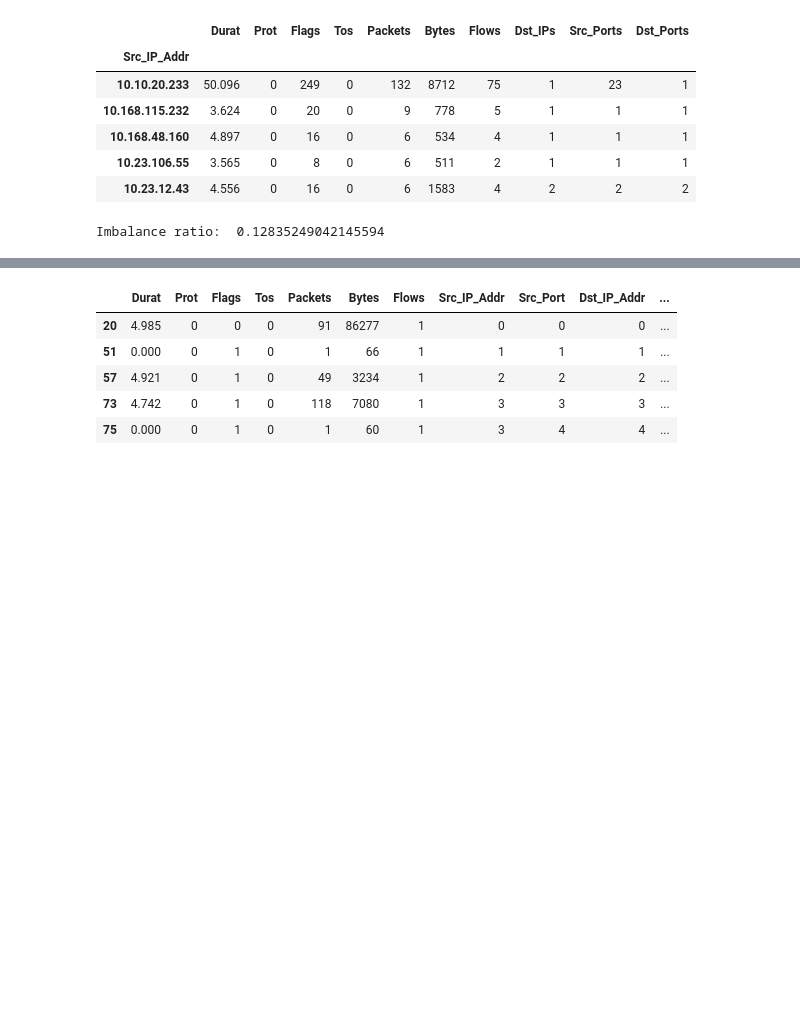
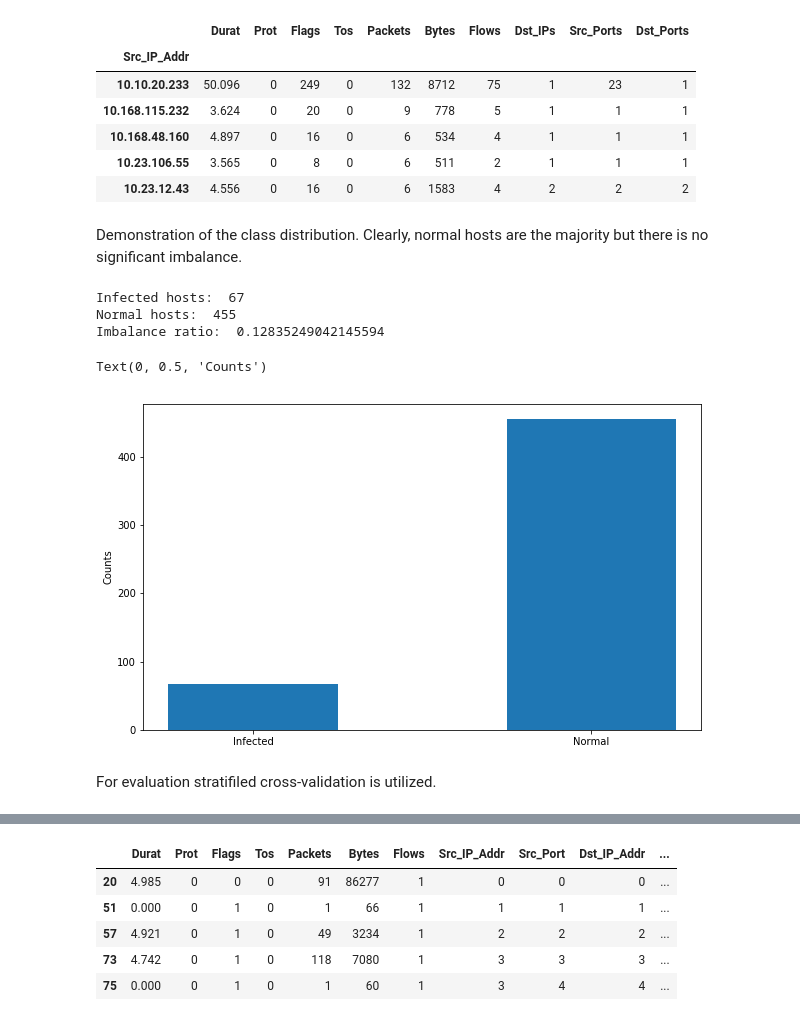
Before and after one commit to giannislelekas/CS4035, a Jupyter notebook: lab3/Bonus_Task.ipynb, the cells around one changed output, grey strips where cells are left out. Cells and saved outputs as stored; diff of their text form; code cells hidden in the pictures; blank space fills up the shorter version.

```diff
--- a/lab3/Bonus_Task.ipynb
+++ b/lab3/Bonus_Task.ipynb
@@ -229,8 +254,21 @@ data_perhost.head()
 | 10.168.48.160 | 4.897 | 0 | 16 | 0 | 6 | 534 | 4 | 1 | 1 | 1 |
 | 10.23.106.55 | 3.565 | 0 | 8 | 0 | 6 | 511 | 2 | 1 | 1 | 1 |
 | 10.23.12.43 | 4.556 | 0 | 16 | 0 | 6 | 1583 | 4 | 2 | 2 | 2 |
-# %%
-print("Imbalance ratio: ", np.sum(labels)/len(labels))
-# %% [output]
-Imbalance ratio:  0.12835249042145594
+# %% [markdown]
+Demonstration of the class distribution. Clearly, normal hosts are the majority but there is no significant imbalance.
+# %%
+print("Infected hosts: ", np.sum(labels))
+print("Normal hosts: ", np.sum(labels==0))
+print("Imbalance ratio: ", np.sum(labels)/len(labels))
+plt.figure(figsize=(10,6))
+plt.bar(range(2), [np.sum(labels==1), np.sum(labels==0)], width=0.5, tick_label=['Infected', 'Normal'])
+plt.ylabel('Counts')
+# %% [output]
+Infected hosts:  67
+Normal hosts:  455
+Imbalance ratio:  0.12835249042145594
+Text(0, 0.5, 'Counts')
+[figure, added]
+# %% [markdown]
+For evaluation stratifiled cross-validation is utilized.
 # %%
```
Also changed, not shown: parts of 51 cells of this notebook.
